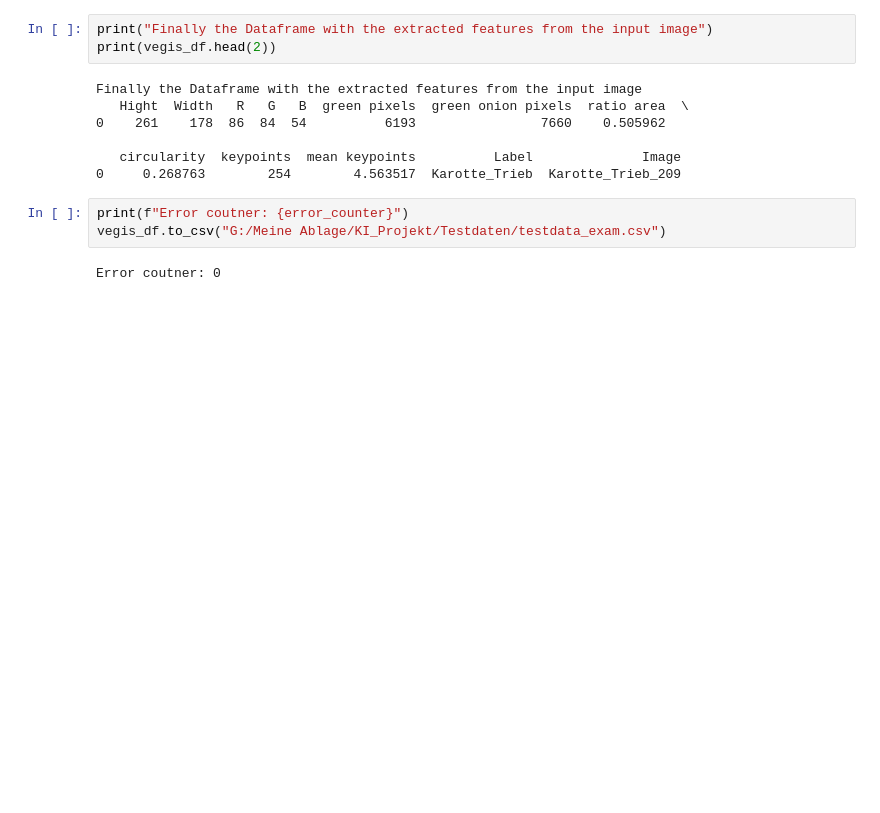
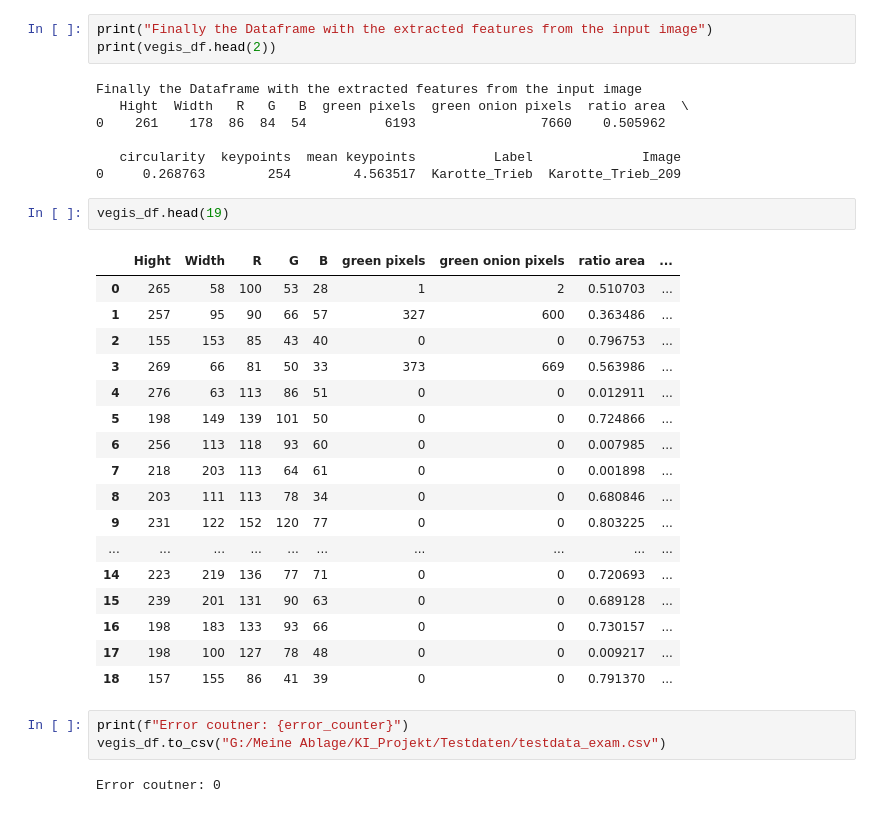
Before and after one commit to leons1396/AI_project, a Jupyter notebook: Delivery/presentation/image_processing.ipynb, the cells around one changed output. Drawn from its saved outputs; the diff is of its cells as text; blank space fills up the shorter version.

```diff
--- a/Delivery/presentation/image_processing.ipynb
+++ b/Delivery/presentation/image_processing.ipynb
@@ -363,6 +399,26 @@ Finally the Dataframe with the extracted features from the input image
 
    circularity  keypoints  mean keypoints          Label              Image
 0     0.268763        254        4.563517  Karotte_Trieb  Karotte_Trieb_209
+# %%
+vegis_df.head(19)
+# %% [output]
+|  | Hight | Width | R | G | B | green pixels | green onion pixels | ratio area | ... |
+| 0 | 265 | 58 | 100 | 53 | 28 | 1 | 2 | 0.510703 | ... |
+| 1 | 257 | 95 | 90 | 66 | 57 | 327 | 600 | 0.363486 | ... |
+| 2 | 155 | 153 | 85 | 43 | 40 | 0 | 0 | 0.796753 | ... |
+| 3 | 269 | 66 | 81 | 50 | 33 | 373 | 669 | 0.563986 | ... |
+| 4 | 276 | 63 | 113 | 86 | 51 | 0 | 0 | 0.012911 | ... |
+| 5 | 198 | 149 | 139 | 101 | 50 | 0 | 0 | 0.724866 | ... |
+| 6 | 256 | 113 | 118 | 93 | 60 | 0 | 0 | 0.007985 | ... |
+| 7 | 218 | 203 | 113 | 64 | 61 | 0 | 0 | 0.001898 | ... |
+| 8 | 203 | 111 | 113 | 78 | 34 | 0 | 0 | 0.680846 | ... |
+| 9 | 231 | 122 | 152 | 120 | 77 | 0 | 0 | 0.803225 | ... |
+| ... | ... | ... | ... | ... | ... | ... | ... | ... | ... |
+| 14 | 223 | 219 | 136 | 77 | 71 | 0 | 0 | 0.720693 | ... |
+| 15 | 239 | 201 | 131 | 90 | 63 | 0 | 0 | 0.689128 | ... |
+| 16 | 198 | 183 | 133 | 93 | 66 | 0 | 0 | 0.730157 | ... |
+| 17 | 198 | 100 | 127 | 78 | 48 | 0 | 0 | 0.009217 | ... |
+| 18 | 157 | 155 | 86 | 41 | 39 | 0 | 0 | 0.791370 | ... |
 # %%
 print(f"Error coutner: {error_counter}")
 vegis_df.to_csv("G:/Meine Ablage/KI_Projekt/Testdaten/testdata_exam.csv")
```
Also changed, not shown: parts of 6 cells of this notebook, 2 other files.
